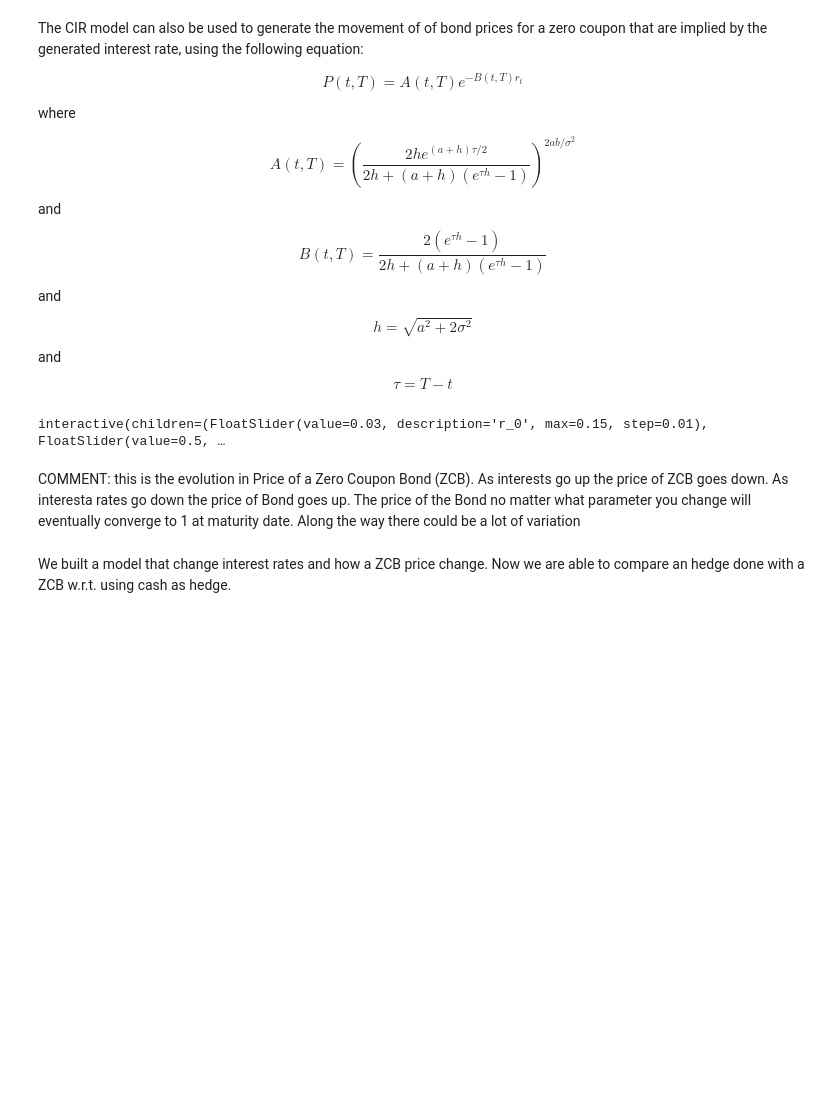
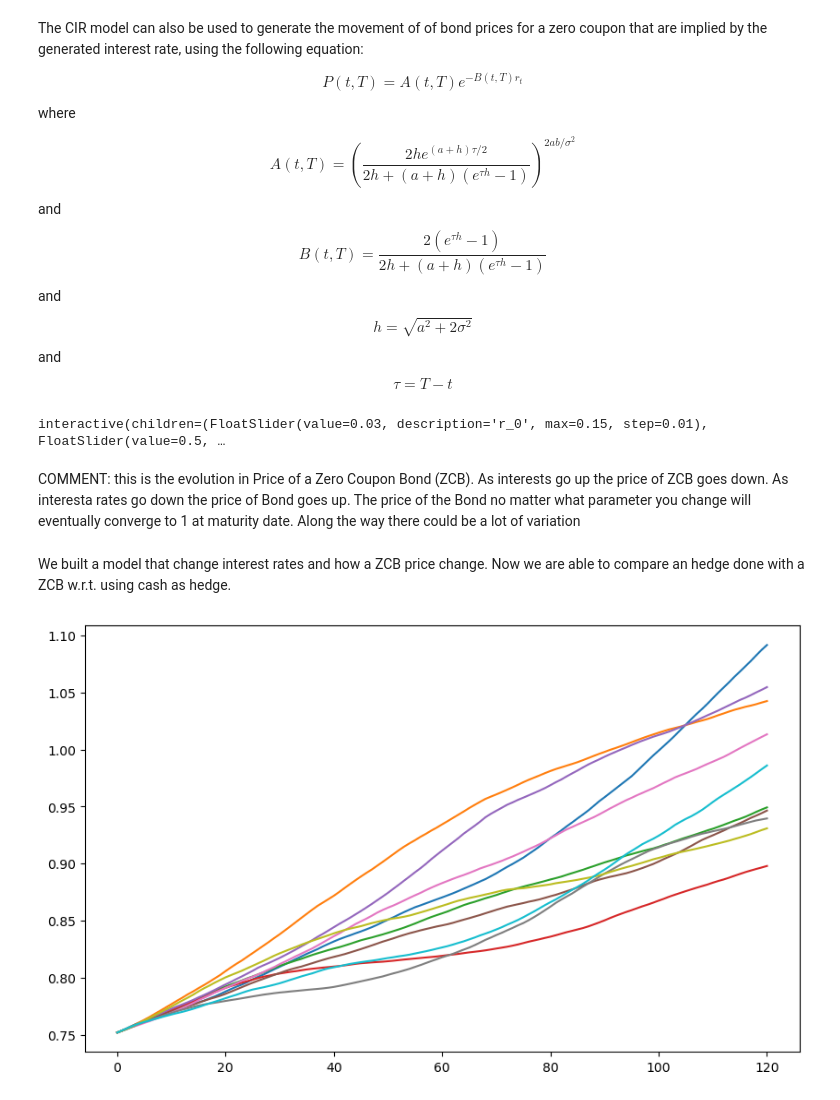
Before and after one commit to darkfennertrader/Portfolio_Construction, a Jupyter notebook: w4_CIR_model_2.ipynb, the cells around one changed output. Cells and saved outputs as stored; diff of their text form; code cells hidden in the pictures; blank space fills up the shorter version.

```diff
--- a/w4_CIR_model_2.ipynb
+++ b/w4_CIR_model_2.ipynb
@@ -116,3 +114,25 @@ Along the way there could be a lot of variation
 # %% [markdown]
 We built a model that change interest rates and how a ZCB price change. Now we are able to compare an hedge done with
 a ZCB w.r.t. using cash as hedge.
+# %%
+# let's assume that we have some assets (or cash on hand)
+a_0=0.75
+# let's simulate the next 10 years for the interest rates and ZC Bond
+rates, bond_prices = m.cir(n_years=10, r_0=0.03, b= 0.03, n_scenarios=10)
+# let's assume for simplicity that we are going to model my liabilities as a ZC Bond
+# my liabilities that I am trying to match is 1 Mill.$ at the end of 10 years,
+# since interest rate change, my liabilities are changing over time
+liabilities = bond_prices
+# let's figure out the what the price of a ZC Bond today is
+zc_10 = pd.Series(data=[1], index=[10])
+zc_0= m.pv(zc_10, r=0.03)
+# Scenario1: buy ZC Bonds with my assets
+n_bonds = a_0/zc_0
+# we know how my assets are changing over time
+av_zc_bonds = n_bonds*bond_prices
+# Scenario2: assets value in cash changing over time due to interest rates
+av_cash = a_0*(rates/12 + 1).cumprod()
+# %%
+av_cash.plot(legend=False);
+# %% [output]
+[figure, added]
```
Also changed, not shown: parts of 18 cells of this notebook, 2 other files.
